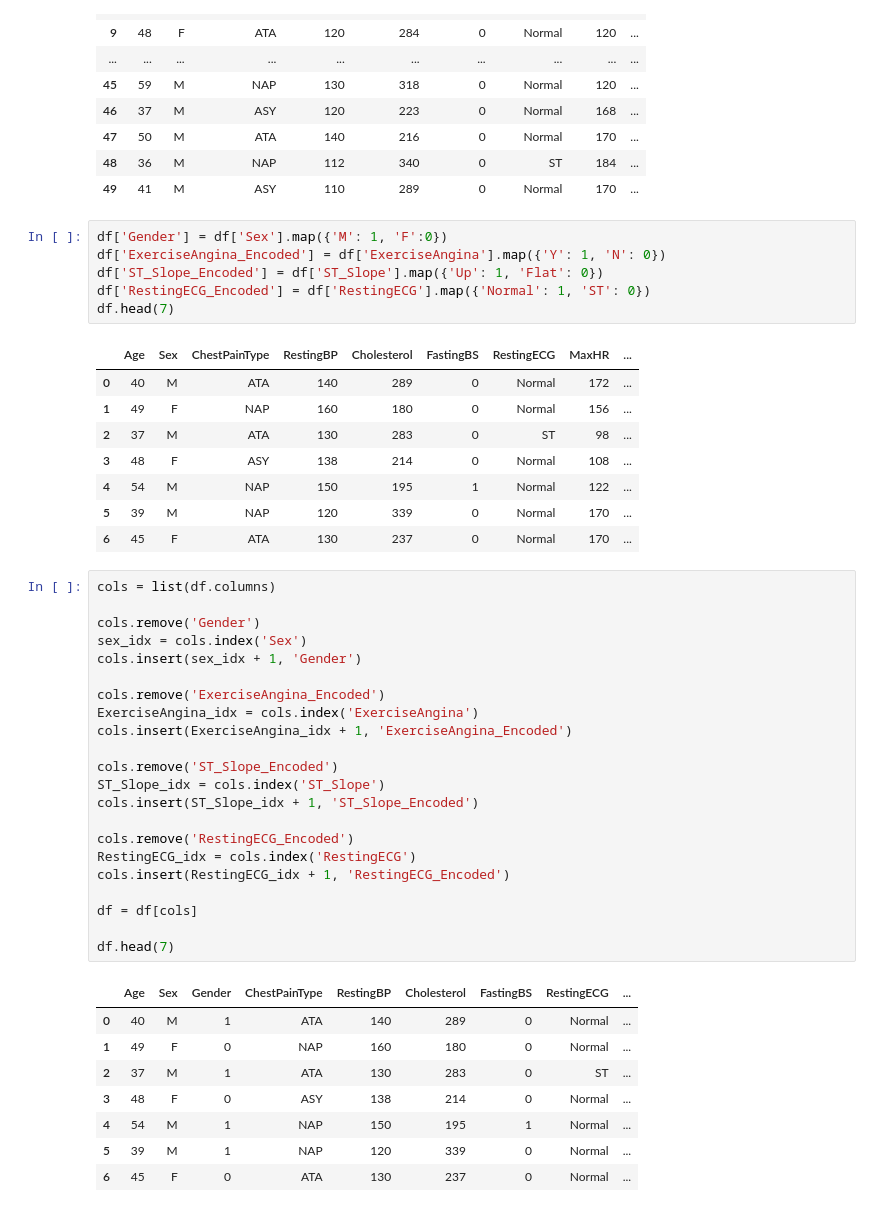
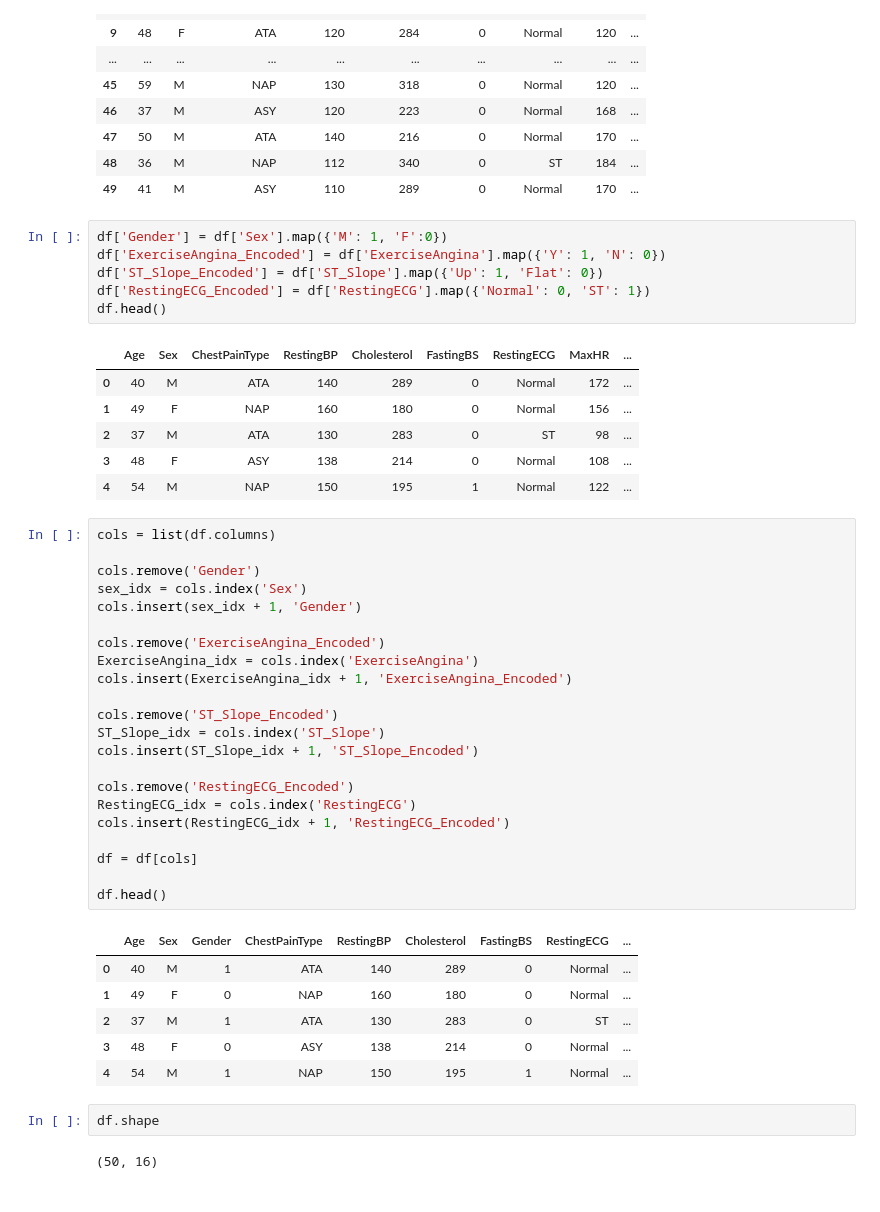
Before and after one commit to abdelmoniem-saad/Heart-Disease-Inferential-Statistics, a Jupyter notebook: Heart_Disease_Statistical_Inference.ipynb, the cells around one changed output. Cells and saved outputs as stored; diff of their text form.

```diff
--- a/Heart_Disease_Statistical_Inference.ipynb
+++ b/Heart_Disease_Statistical_Inference.ipynb
@@ -58,18 +59,16 @@ df
 # %%
 df['Gender'] = df['Sex'].map({'M': 1, 'F':0})
 df['ExerciseAngina_Encoded'] = df['ExerciseAngina'].map({'Y': 1, 'N': 0})
 df['ST_Slope_Encoded'] = df['ST_Slope'].map({'Up': 1, 'Flat': 0})
-df['RestingECG_Encoded'] = df['RestingECG'].map({'Normal': 1, 'ST': 0})
-df.head(7)
+df['RestingECG_Encoded'] = df['RestingECG'].map({'Normal': 0, 'ST': 1})
+df.head()
 # %% [output]
 |  | Age | Sex | ChestPainType | RestingBP | Cholesterol | FastingBS | RestingECG | MaxHR | ... |
 | 0 | 40 | M | ATA | 140 | 289 | 0 | Normal | 172 | ... |
 | 1 | 49 | F | NAP | 160 | 180 | 0 | Normal | 156 | ... |
 | 2 | 37 | M | ATA | 130 | 283 | 0 | ST | 98 | ... |
 | 3 | 48 | F | ASY | 138 | 214 | 0 | Normal | 108 | ... |
 | 4 | 54 | M | NAP | 150 | 195 | 1 | Normal | 122 | ... |
-| 5 | 39 | M | NAP | 120 | 339 | 0 | Normal | 170 | ... |
-| 6 | 45 | F | ATA | 130 | 237 | 0 | Normal | 170 | ... |
 # %%
 cols = list(df.columns)
 
@@ -91,7 +90,7 @@ cols.insert(RestingECG_idx + 1, 'RestingECG_Encoded')
 
 df = df[cols]
 
-df.head(7)
+df.head()
 # %% [output]
 |  | Age | Sex | Gender | ChestPainType | RestingBP | Cholesterol | FastingBS | RestingECG | ... |
 | 0 | 40 | M | 1 | ATA | 140 | 289 | 0 | Normal | ... |
@@ -99,5 +98,7 @@ df.head(7)
 | 2 | 37 | M | 1 | ATA | 130 | 283 | 0 | ST | ... |
 | 3 | 48 | F | 0 | ASY | 138 | 214 | 0 | Normal | ... |
 | 4 | 54 | M | 1 | NAP | 150 | 195 | 1 | Normal | ... |
-| 5 | 39 | M | 1 | NAP | 120 | 339 | 0 | Normal | ... |
-| 6 | 45 | F | 0 | ATA | 130 | 237 | 0 | Normal | ... |
+# %%
+df.shape
+# %% [output]
+(50, 16)
```
Also changed, not shown: parts of 6 cells of this notebook.
